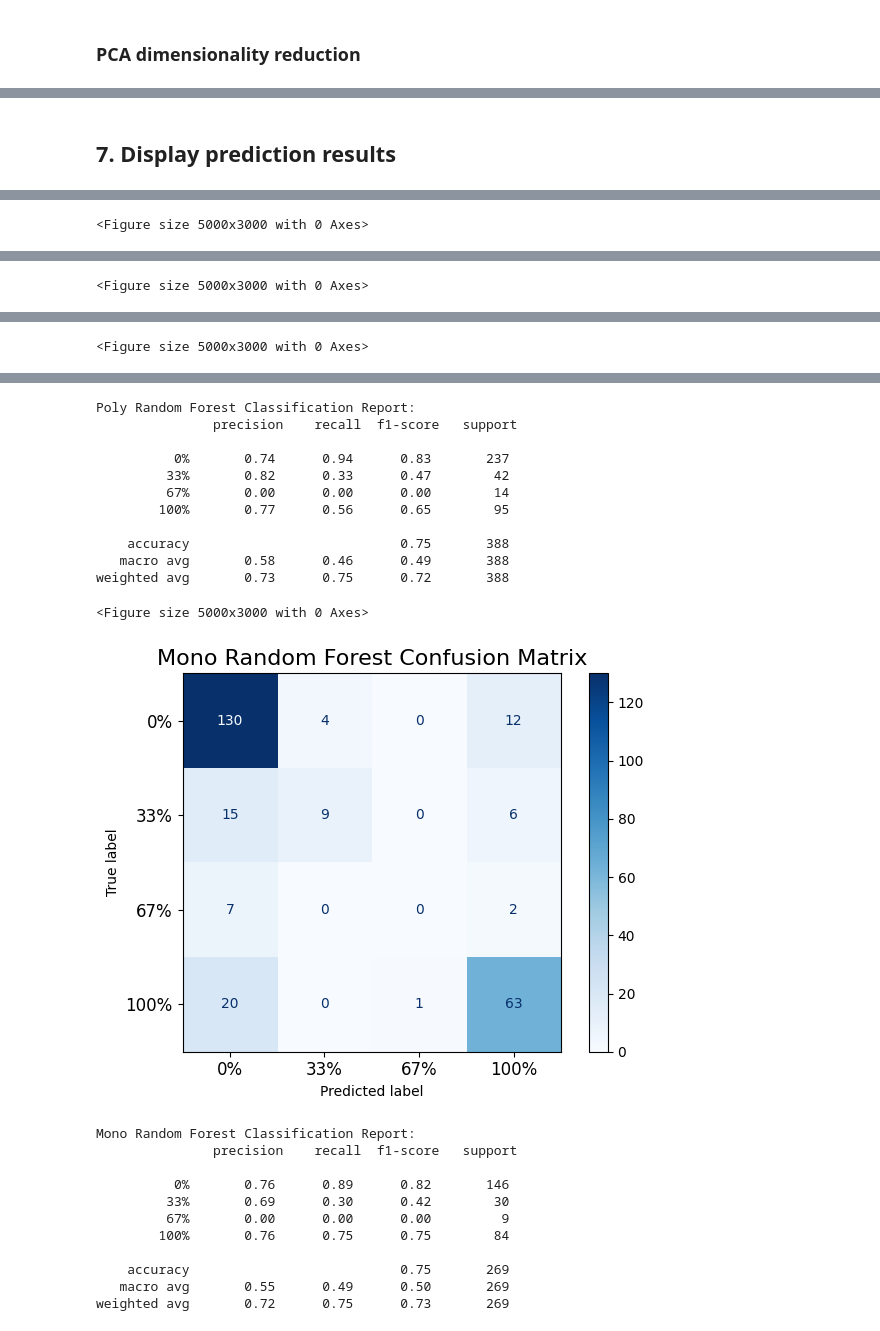
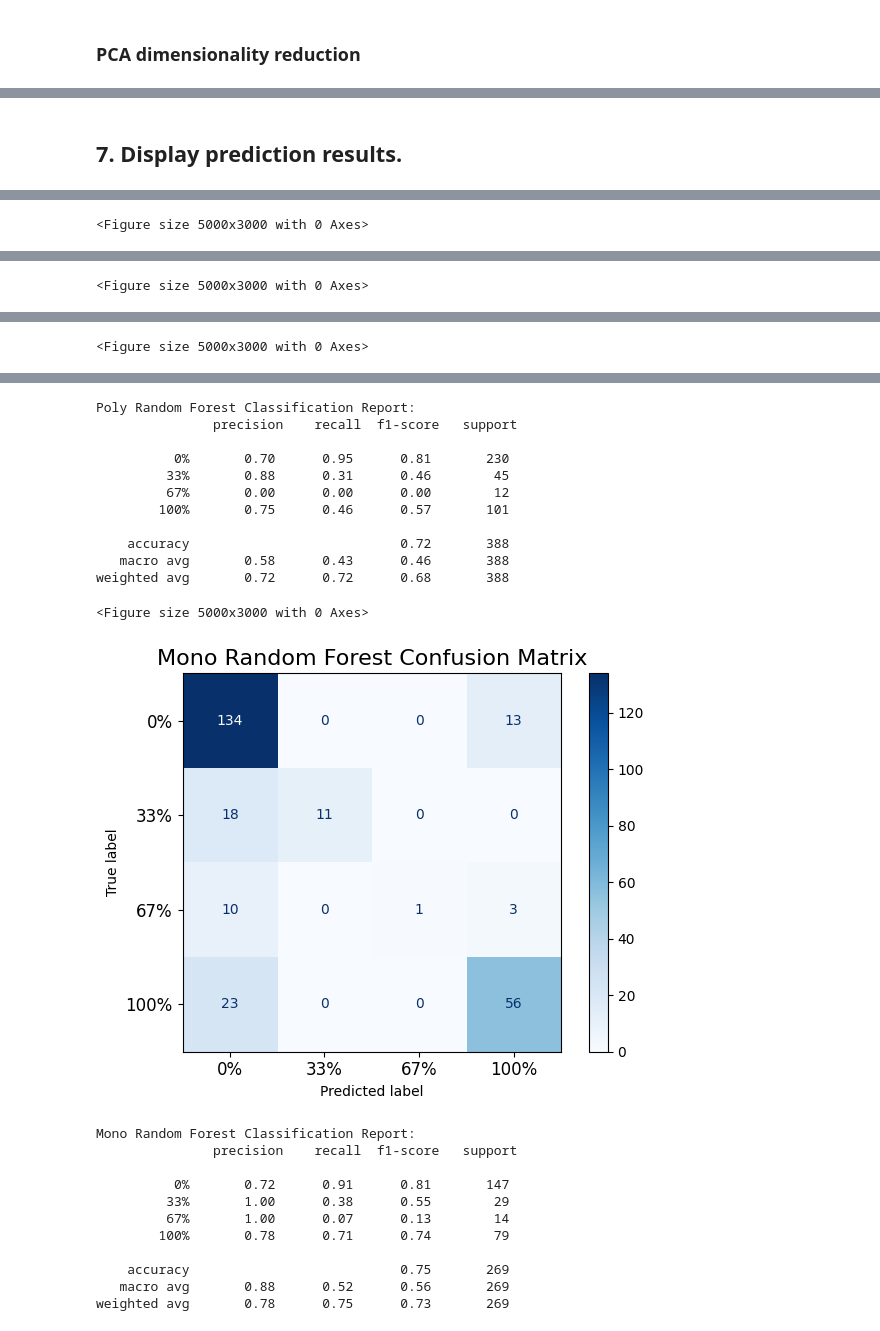
Before and after one commit to thecyberfrank/COMP9517_COMPUTER-VISION, a Jupyter notebook: elpv_ml_100.ipynb, the cells around one changed output, grey strips where cells are left out. Saved outputs shown, nothing was run; the diff lists cells and outputs as text; code cells hidden in the pictures.

```diff
--- a/elpv_ml_100.ipynb
+++ b/elpv_ml_100.ipynb
@@ -261,9 +260,10 @@ features_mono = images_flatten[types == 'mono']
 labels_prob_mono = labels_prob[types == 'mono']
 
 # Use train_test_split to split 'poly' and 'mono' data separately
-X_train_poly, X_test_poly, y_train_poly, y_test_poly = train_test_split(features_poly, labels_prob_poly, test_size=0.25, random_state=15)
+# Use stratify for stratified sampling
+X_train_poly, X_test_poly, y_train_poly, y_test_poly = train_test_split(features_poly, labels_prob_poly, test_size=0.25, random_state=15, stratify=labels_prob_poly)
 
-X_train_mono, X_test_mono, y_train_mono, y_test_mono = train_test_split(features_mono, labels_prob_mono, test_size=0.25, random_state=15)
+X_train_mono, X_test_mono, y_train_mono, y_test_mono = train_test_split(features_mono, labels_prob_mono, test_size=0.25, random_state=15, stratify=labels_prob_mono)
 # %% [markdown]
 ### PCA dimensionality reduction
 # %%
@@ -358,7 +358,7 @@ for i in range(num_iterations):
         best_accuracy_mono_rf = current_accuracy_mono_rf
         best_f1_score_mono_rf = current_f1_score_mono_rf
 # %% [markdown]
-## 7. Display prediction results
+## 7. Display prediction results.
 # %%
 from IPython.display import Javascript
 
@@ -370,8 +370,7 @@ def remove_output_scrolling():
 remove_output_scrolling()
 
 
-
-# Calculate average accuracy and F1 score
+# Calculate average accuracy and F1 scor
 average_accuracy_poly_svm = total_accuracy_poly_svm / num_iterations
 average_f1_score_poly_svm = total_f1_score_poly_svm / num_iterations
 average_accuracy_poly_rf = total_accuracy_poly_rf / num_iterations
@@ -384,11 +383,34 @@ average_f1_score_mono_rf = total_f1_score_mono_rf / num_iterations
 # Print average results and best results
 print("Average and Best Results:")
 print(f"Poly SVM - Avg Accuracy: {average_accuracy_poly_svm}, Best Accuracy: {best_accuracy_poly_svm}, Avg F1 Score: {average_f1_score_poly_svm}, Best F1 Score: {best_f1_score_poly_svm}")
+print(f"Mono SVM - Avg Accuracy: {average_accuracy_mono_svm}, Best Accuracy: {best_accuracy_mono_svm}, Avg F1 Score: {average_f1_score_mono_svm}, Best F1 Score: {best_f1_score_mono_svm}")
+
 print(f"Poly RF - Avg Accuracy: {average_accuracy_poly_rf}, Best Accuracy: {best_accuracy_poly_rf}, Avg F1 Score: {average_f1_score_poly_rf}, Best F1 Score: {best_f1_score_poly_rf}")
-print(f"Mono SVM - Avg Accuracy: {average_accuracy_mono_svm}, Best Accuracy: {best_accuracy_mono_svm}, Avg F1 Score: {average_f1_score_mono_svm}, Best F1 Score: {best_f1_score_mono_svm}")
 print(f"Mono RF - Avg Accuracy: {average_accuracy_mono_rf}, Best Accuracy: {best_accuracy_mono_rf}, Avg F1 Score: {average_f1_score_mono_rf}, Best F1 Score: {best_f1_score_mono_rf}")
 
 
+# Calculate overall (Poly+Mono) results
+n_test_poly = len(X_test_poly)
+n_test_mono = len(X_test_mono)
+# Total number of samples
+total_samples = n_test_poly + n_test_mono
+# Calculate weighted average accuracy and F1 score.
+weighted_acc_poly_svm = (average_accuracy_poly_svm * n_test_poly) / total_samples
+weighted_acc_mono_svm = (average_accuracy_mono_svm * n_test_mono) / total_samples
+total_accuracy_svm = weighted_acc_poly_svm + weighted_acc_mono_svm
+weighted_acc_poly_rf = (average_accuracy_poly_rf * n_test_poly) / total_samples
+weighted_acc_mono_rf = (average_accuracy_mono_rf * n_test_mono) / total_samples
+total_accuracy_rf = weighted_acc_poly_rf + weighted_acc_mono_rf
+
+weighted_f1_poly_svm = (average_f1_score_poly_svm * n_test_poly) / total_samples
+weighted_f1_mono_svm = (average_f1_score_mono_svm * n_test_mono) / total_samples
+total_f1_score_svm = weighted_f1_poly_svm + weighted_f1_mono_svm
+weighted_f1_poly_rf = (average_f1_score_poly_rf * n_test_poly) / total_samples
+weighted_f1_mono_rf = (average_f1_score_mono_rf * n_test_mono) / total_samples
+total_f1_score_rf = weighted_f1_poly_rf + weighted_f1_mono_rf
+
+print(f"SVM - Overall Accuracy: {total_accuracy_svm}, Overall F1 Score: {total_f1_score_svm}")
+print(f"RF - Overall Accuracy: {total_accuracy_rf}, Overall F1 Score: {total_f1_score_rf}")
 
 # Function to plot the confusion matrix
 def plot_confusion_matrix(cm, classes, title='Confusion Matrix', figsize=(50, 30), fontsize=12):
@@ -397,13 +419,13 @@ def plot_confusion_matrix(cm, classes, title='Confusion Matrix', figsize=(50, 30
     disp.plot(cmap=plt.cm.Blues)
     plt.title(title, fontsize=fontsize+4)
 
-    # Increase the font size of the x and y-axis
+    # Increase the font size of the x and y-axis.
     plt.xticks(fontsize=fontsize)
     plt.yticks(fontsize=fontsize)
     plt.tight_layout()
     plt.show()
 
-# Compute the confusion matrix
+# Compute the confusion matrix.
 svm_cm_poly = confusion_matrix(y_test_poly, svm_predictions_poly)
 svm_cm_mono = confusion_matrix(y_test_mono, svm_predictions_mono)
 
@@ -417,13 +439,13 @@ label_mapping = {
     3: '100%'
 }
 
-# Plot the confusion matrix and print the classification report
+# Plot the confusion matrix and print the classification report.
 plot_confusion_matrix(svm_cm_poly, classes=list(label_mapping.values()), title='Poly SVM Confusion Matrix')
 svm_report_poly = classification_report(y_test_poly, svm_predictions_poly, target_names=list(label_mapping.values()), zero_division=0)
 print("Poly SVM Classification Report:\n", svm_report_poly)
 plot_confusion_matrix(svm_cm_mono, classes=list(label_mapping.values()), title='Mono SVM Confusion Matrix')
 svm_report_mono = classification_report(y_test_mono, svm_predictions_mono, target_names=list(label_mapping.values()), zero_division=0)
-print("Mono SVM Classification Report:\n", svm_report_mono)
+print("Mono SVM Classification Rep  ort:\n", svm_report_mono)
 
 
 plot_confusion_matrix(rf_cm_poly, classes=list(label_mapping.values()), title='Poly Random Forest Confusion Matrix')
@@ -470,25 +494,25 @@ weighted avg       0.66      0.73      0.67       269
 Poly Random Forest Classification Report:
                precision    recall  f1-score   support
 
-          0%       0.74      0.94      0.83       237
-         33%       0.82      0.33      0.47        42
-         67%       0.00      0.00      0.00        14
-        100%       0.77      0.56      0.65        95
+          0%       0.70      0.95      0.81       230
+         33%       0.88      0.31      0.46        45
+         67%       0.00      0.00      0.00        12
+        100%       0.75      0.46      0.57       101
 
-    accuracy                           0.75       388
-   macro avg       0.58      0.46      0.49       388
-weighted avg       0.73      0.75      0.72       388
+    accuracy                           0.72       388
+   macro avg       0.58      0.43      0.46       388
+weighted avg       0.72      0.72      0.68       388
 <Figure size 5000x3000 with 0 Axes>
-[figure, old version]
+[figure, new version]
 Mono Random Forest Classification Report:
                precision    recall  f1-score   support
 
-          0%       0.76      0.89      0.82       146
-         33%       0.69      0.30      0.42        30
-         67%       0.00      0.00      0.00         9
-        100%       0.76      0.75      0.75        84
+          0%       0.72      0.91      0.81       147
+         33%       1.00      0.38      0.55        29
+         67%       1.00      0.07      0.13        14
+        100%       0.78      0.71      0.74        79
 
     accuracy                           0.75       269
-   macro avg       0.55      0.49      0.50       269
-weighted avg       0.72      0.75      0.73       269
+   macro avg       0.88      0.52      0.56       269
+weighted avg       0.78      0.75      0.73       269
 # %% [markdown]
```
Also changed, not shown: parts of 11 cells of this notebook, 1 other file.
